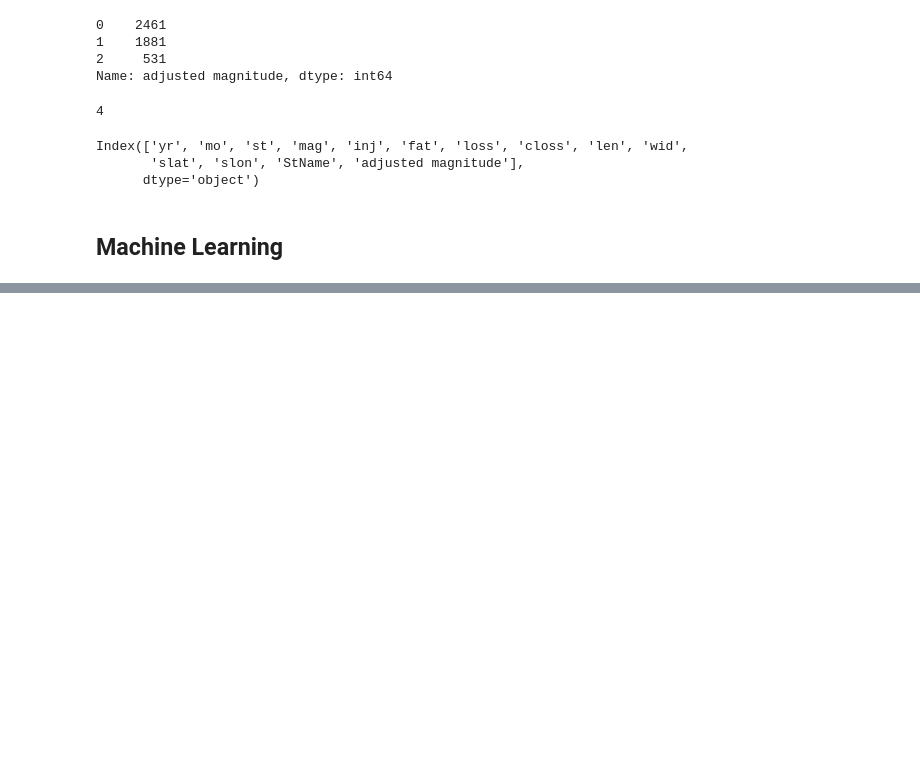
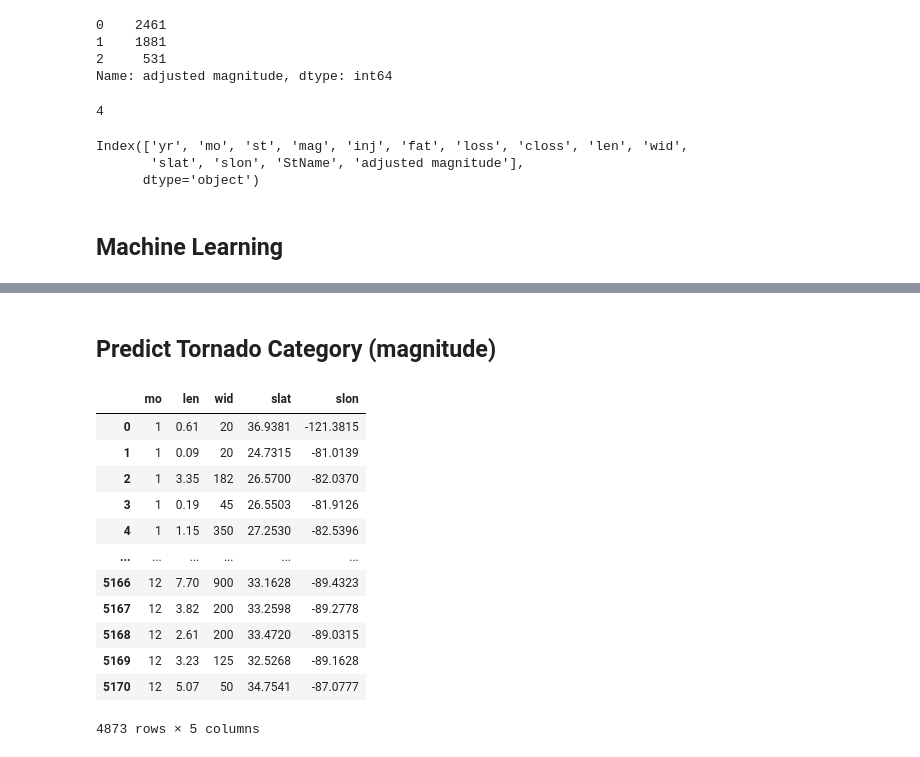
Before and after one commit to tornado-predictions/tornado, a Jupyter notebook: tornado_prediction_ML.ipynb, the cells around one changed output, grey strips where cells are left out. Drawn from its saved outputs; the diff is of its cells as text; code cells hidden in the pictures; blank space fills up the shorter version.

```diff
--- a/tornado_prediction_ML.ipynb
+++ b/tornado_prediction_ML.ipynb
@@ -304,0 +330,20 @@ Index(['yr', 'mo', 'st', 'mag', 'inj', 'fat', 'loss', 'closs', 'len', 'wid',
+# %% [markdown]
+## Predict Tornado Category (magnitude)
+# %%
+# Choose our features
+X = cleaned[["mo", "len", "wid", "slat", "slon"]]
+X
+# %% [output]
+|  | mo | len | wid | slat | slon |
+| 0 | 1 | 0.61 | 20 | 36.9381 | -121.3815 |
+| 1 | 1 | 0.09 | 20 | 24.7315 | -81.0139 |
+| 2 | 1 | 3.35 | 182 | 26.5700 | -82.0370 |
+| 3 | 1 | 0.19 | 45 | 26.5503 | -81.9126 |
+| 4 | 1 | 1.15 | 350 | 27.2530 | -82.5396 |
+| ... | ... | ... | ... | ... | ... |
+| 5166 | 12 | 7.70 | 900 | 33.1628 | -89.4323 |
+| 5167 | 12 | 3.82 | 200 | 33.2598 | -89.2778 |
+| 5168 | 12 | 2.61 | 200 | 33.4720 | -89.0315 |
+| 5169 | 12 | 3.23 | 125 | 32.5268 | -89.1628 |
+| 5170 | 12 | 5.07 | 50 | 34.7541 | -87.0777 |
+4873 rows × 5 columns
```
Also changed, not shown: parts of 18 cells of this notebook, 1 other file.
